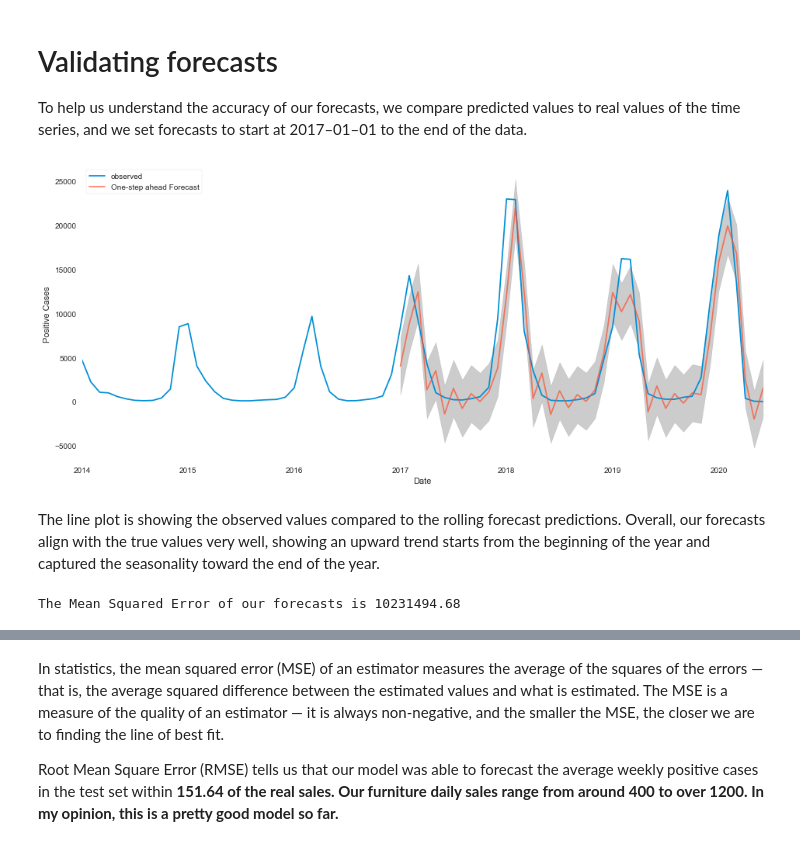
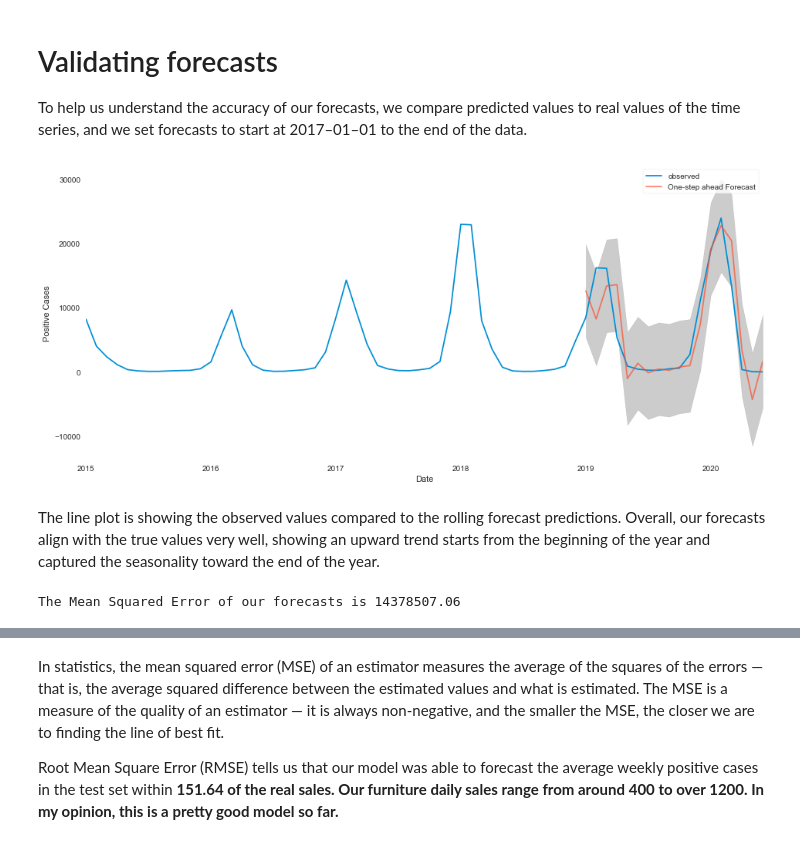
Before and after one commit to jjschueder/7332QTW, a Jupyter notebook: Case Study 4/Kevin Example with flu updates.ipynb, the cells around one changed output, grey strips where cells are left out. Saved outputs shown, nothing was run; the diff lists cells and outputs as text; code cells hidden in the pictures.

```diff
--- a/Case Study 4/Kevin Example with flu updates.ipynb
+++ b/Case Study 4/Kevin Example with flu updates.ipynb
@@ -81,7 +83,7 @@ profile.to_notebook_iframe()
 # %%
 #dropping x values for now should we impute????
 #not needed anymore
-#dfx = dfx.loc[dfx['PositiveCases'] != 'X']
+dfx = dfx.loc[dfx['Year'] >= 2015]
 # %%
 # not needed anymore
 #dfx['TOTAL SPECIMENS'] = dfx['TOTAL SPECIMENS'].astype(np.float64)
@@ -291,7 +288,7 @@ The above output suggests that SARIMAX(1, 0, 1)x(0, 1, 1, 12) yields the lowest
 # Fitting the ARIMA model
 # %%
 mod = sm.tsa.statespace.SARIMAX(y,
-                                order=(1, 0, 1),
+                                order=(0, 1, 1),
                                 seasonal_order=(0, 1, 1, 12),
                                 enforce_stationarity=False,
                                 enforce_invertibility=False)
@@ -319,25 +315,25 @@ It is not perfect, however, our model diagnostics suggests that the model residu
 # Validating forecasts
 To help us understand the accuracy of our forecasts, we compare predicted values to real values of the time series, and we set forecasts to start at 2017–01–01 to the end of the data.
 # %%
-pred = results.get_prediction(start=pd.to_datetime('2017-01-01'), dynamic=False)
+pred = results.get_prediction(start=pd.to_datetime('2019-01-01'), dynamic=False)
 pred_ci = pred.conf_int()
-ax = y['2014':].plot(label='observed')
+ax = y['2015':].plot(label='observed')
 pred.predicted_mean.plot(ax=ax, label='One-step ahead Forecast', alpha=.7, figsize=(14, 7))
 ax.fill_between(pred_ci.index,
                 pred_ci.iloc[:, 0],
                 pred_ci.iloc[:, 1], color='k', alpha=.2)
 ax.set_xlabel('Date')
 ax.set_ylabel('Positive Cases')
 plt.legend()
 plt.show()
 # %% [output]
-[figure, old version]
+[figure, new version]
 # %% [markdown]
 The line plot is showing the observed values compared to the rolling forecast predictions. Overall, our forecasts align with the true values very well, showing an upward trend starts from the beginning of the year and captured the seasonality toward the end of the year.
 # %%
 y_forecasted = pred.predicted_mean
-y_truth = y['2017-01-01':]
+y_truth = y['2019-01-01':]
 mse = ((y_forecasted - y_truth) ** 2).mean()
 print('The Mean Squared Error of our forecasts is {}'.format(round(mse, 2)))
 # %% [output]
-The Mean Squared Error of our forecasts is 10231494.68
+The Mean Squared Error of our forecasts is 14378507.06
```
Also changed, not shown: parts of 16 cells of this notebook, 1 other file.
